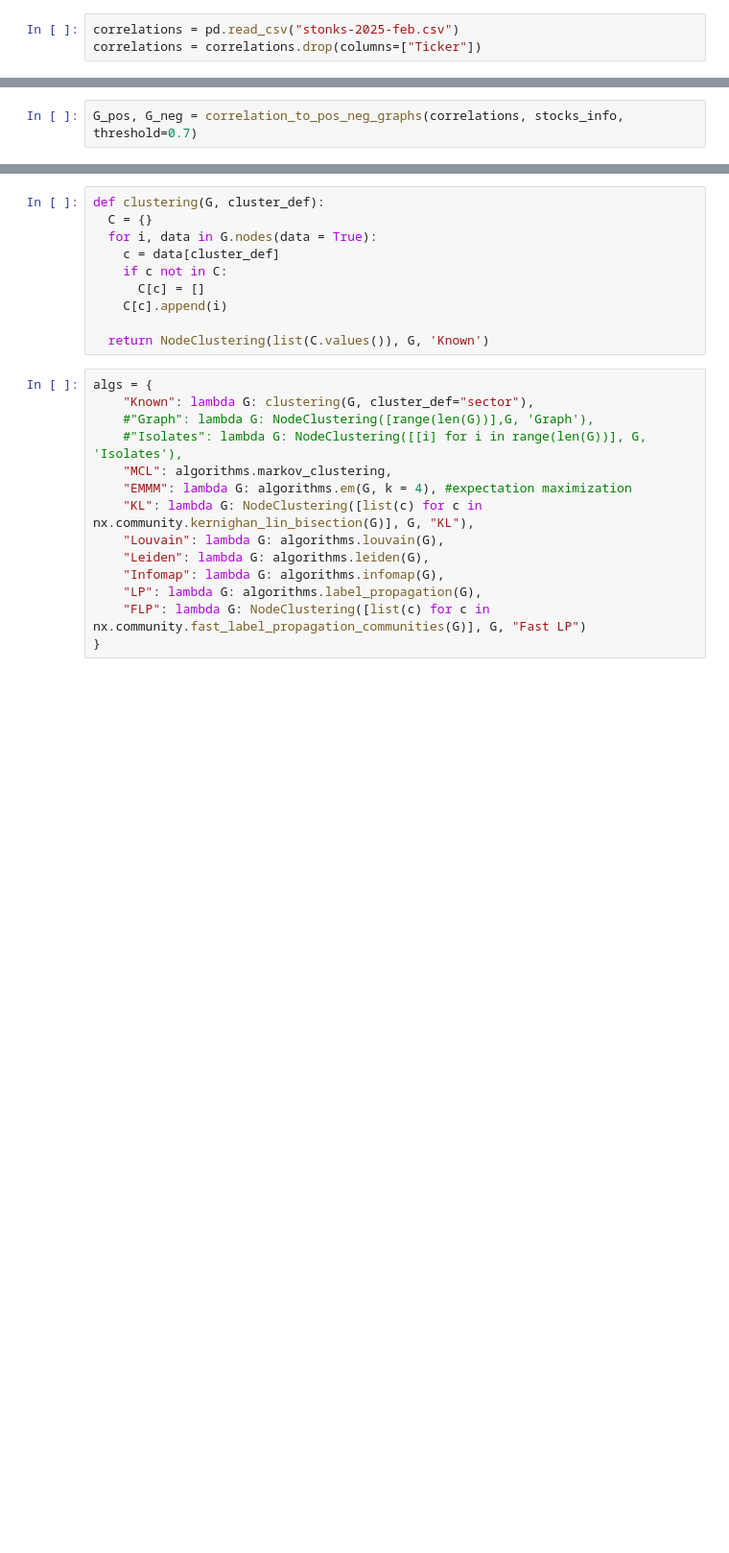
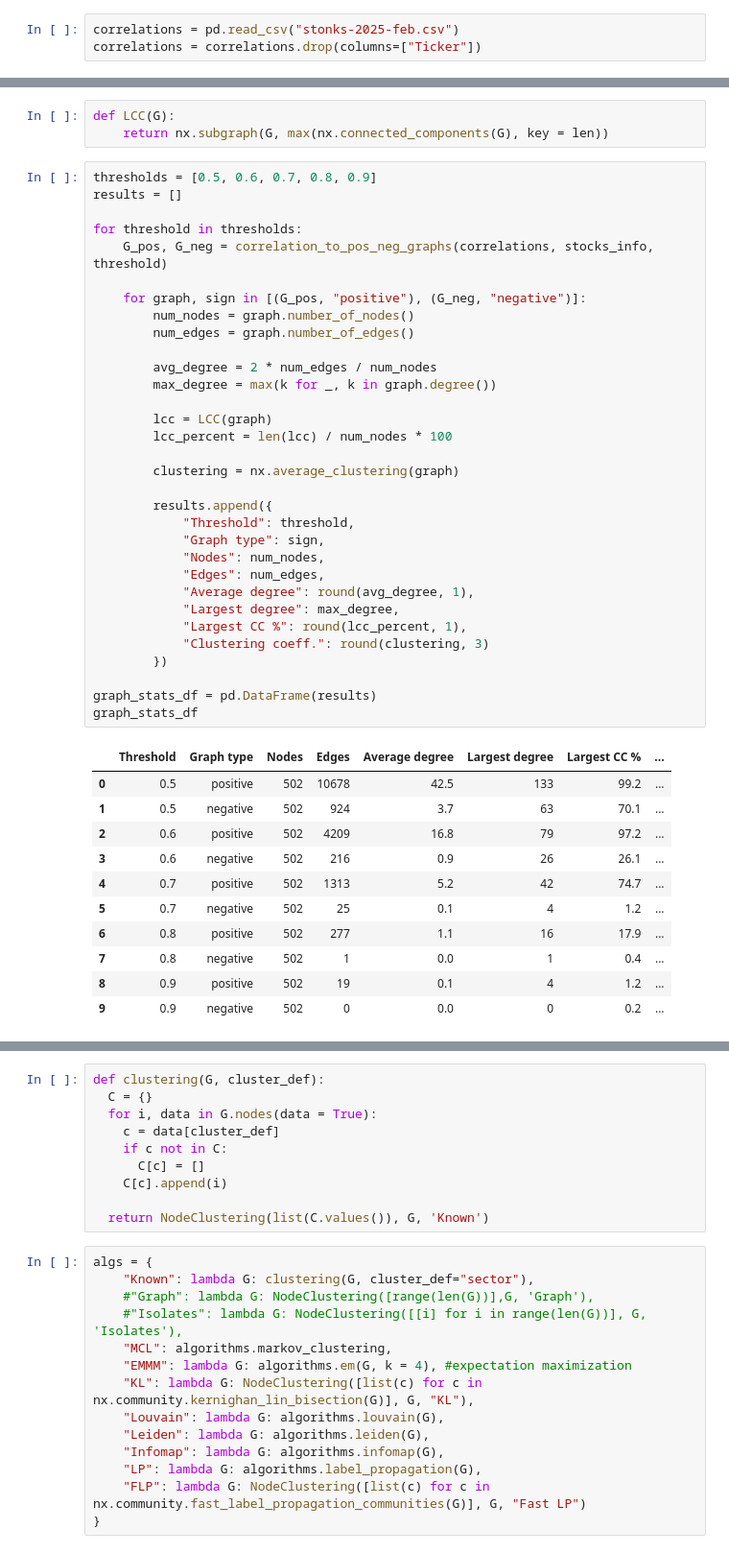
Before and after one commit to HSellis/INA-Project, a Jupyter notebook: community_detection.ipynb, the cells around one changed output, grey strips where cells are left out. Shown at 96% size. Saved outputs shown, nothing was run; the diff lists cells and outputs as text; blank space fills up the shorter version.

```diff
--- a/community_detection.ipynb
+++ b/community_detection.ipynb
@@ -33,2 +26,47 @@ correlations = correlations.drop(columns=["Ticker"])
+# %%
+def LCC(G):
+    return nx.subgraph(G, max(nx.connected_components(G), key = len))
 # %%
-G_pos, G_neg = correlation_to_pos_neg_graphs(correlations, stocks_info, threshold=0.7)
+thresholds = [0.5, 0.6, 0.7, 0.8, 0.9]
+results = []
+
+for threshold in thresholds:
+    G_pos, G_neg = correlation_to_pos_neg_graphs(correlations, stocks_info, threshold)
+
+    for graph, sign in [(G_pos, "positive"), (G_neg, "negative")]:
+        num_nodes = graph.number_of_nodes()
+        num_edges = graph.number_of_edges()
+
+        avg_degree = 2 * num_edges / num_nodes
+        max_degree = max(k for _, k in graph.degree())
+
+        lcc = LCC(graph)
+        lcc_percent = len(lcc) / num_nodes * 100
+
+        clustering = nx.average_clustering(graph)
+
+        results.append({
+            "Threshold": threshold,
+            "Graph type": sign,
+            "Nodes": num_nodes,
+            "Edges": num_edges,
+            "Average degree": round(avg_degree, 1),
+            "Largest degree": max_degree,
+            "Largest CC %": round(lcc_percent, 1),
+            "Clustering coeff.": round(clustering, 3)
+        })
+
+graph_stats_df = pd.DataFrame(results)
+graph_stats_df
+# %% [output]
+|  | Threshold | Graph type | Nodes | Edges | Average degree | Largest degree | Largest CC % | ... |
+| 0 | 0.5 | positive | 502 | 10678 | 42.5 | 133 | 99.2 | ... |
+| 1 | 0.5 | negative | 502 | 924 | 3.7 | 63 | 70.1 | ... |
+| 2 | 0.6 | positive | 502 | 4209 | 16.8 | 79 | 97.2 | ... |
+| 3 | 0.6 | negative | 502 | 216 | 0.9 | 26 | 26.1 | ... |
+| 4 | 0.7 | positive | 502 | 1313 | 5.2 | 42 | 74.7 | ... |
+| 5 | 0.7 | negative | 502 | 25 | 0.1 | 4 | 1.2 | ... |
+| 6 | 0.8 | positive | 502 | 277 | 1.1 | 16 | 17.9 | ... |
+| 7 | 0.8 | negative | 502 | 1 | 0.0 | 1 | 0.4 | ... |
+| 8 | 0.9 | positive | 502 | 19 | 0.1 | 4 | 1.2 | ... |
+| 9 | 0.9 | negative | 502 | 0 | 0.0 | 0 | 0.2 | ... |
```
Also changed, not shown: parts of 14 cells of this notebook, 1 other file.
